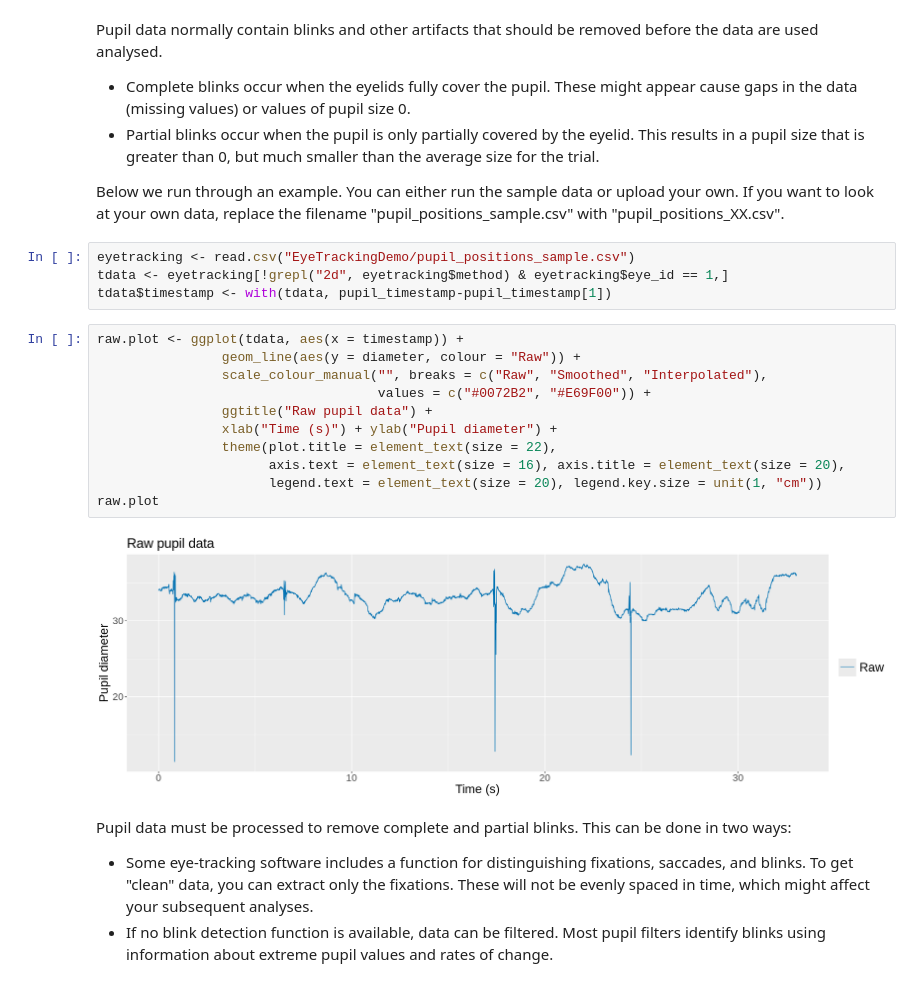
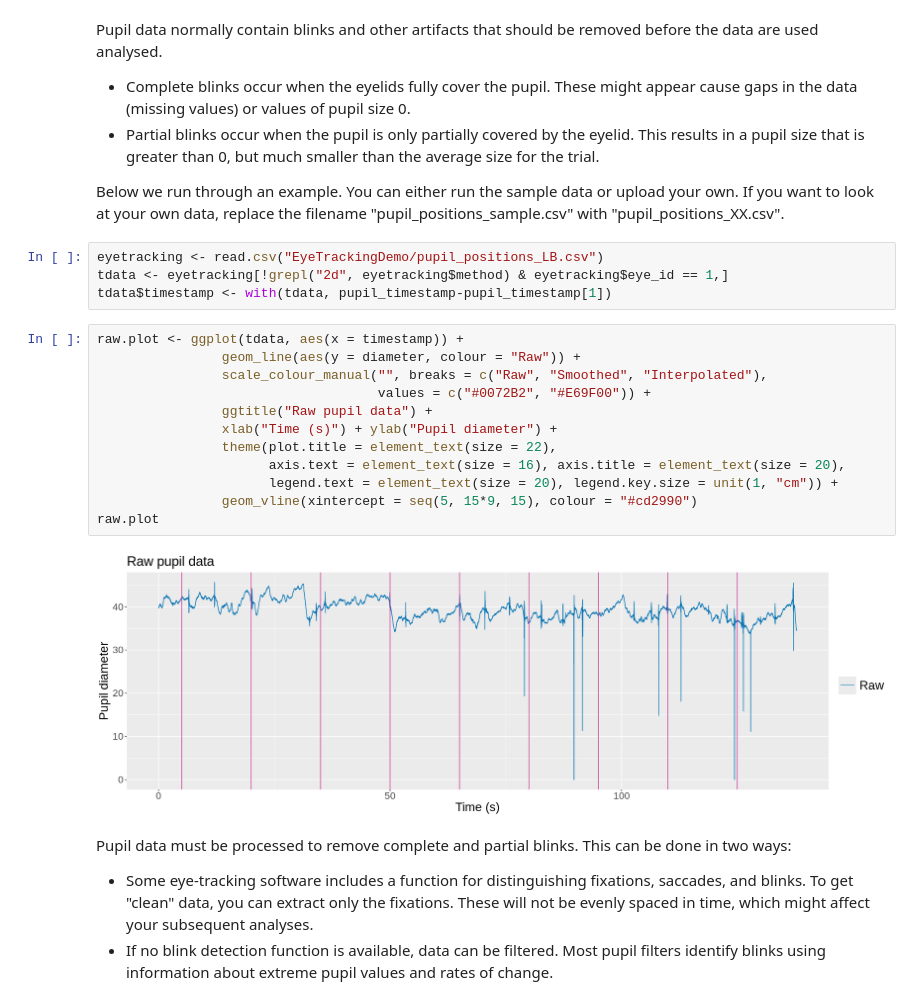
Before and after one commit to laurabishop/EyeTrackingDemo, a Jupyter notebook: DSD_ScienceOfGaze_PupilFiltering.ipynb, the cells around one changed output. Cells and saved outputs as stored; diff of their text form.

Commit message:
Updated plotting

```diff
--- a/DSD_ScienceOfGaze_PupilFiltering.ipynb
+++ b/DSD_ScienceOfGaze_PupilFiltering.ipynb
@@ -47,22 +47,23 @@ Pupil data normally contain blinks and other artifacts that should be removed be
 
 Below we run through an example. You can either run the sample data or upload your own. If you want to look at your own data, replace the filename "pupil_positions_sample.csv" with "pupil_positions_XX.csv".
 # %%
-eyetracking <- read.csv("EyeTrackingDemo/pupil_positions_sample.csv")
+eyetracking <- read.csv("EyeTrackingDemo/pupil_positions_LB.csv")
 tdata <- eyetracking[!grepl("2d", eyetracking$method) & eyetracking$eye_id == 1,]
 tdata$timestamp <- with(tdata, pupil_timestamp-pupil_timestamp[1])
 # %%
 raw.plot <- ggplot(tdata, aes(x = timestamp)) +
                 geom_line(aes(y = diameter, colour = "Raw")) +
                 scale_colour_manual("", breaks = c("Raw", "Smoothed", "Interpolated"),
                                     values = c("#0072B2", "#E69F00")) +
                 ggtitle("Raw pupil data") +
                 xlab("Time (s)") + ylab("Pupil diameter") +
                 theme(plot.title = element_text(size = 22),
                       axis.text = element_text(size = 16), axis.title = element_text(size = 20),
-                      legend.text = element_text(size = 20), legend.key.size = unit(1, "cm"))
+                      legend.text = element_text(size = 20), legend.key.size = unit(1, "cm")) +
+                geom_vline(xintercept = seq(5, 15*9, 15), colour = "#cd2990")
 raw.plot
 # %% [output]
-[figure, old version]
+[figure, new version]
 # %% [markdown]
 Pupil data must be processed to remove complete and partial blinks. This can be done in two ways:
 * Some eye-tracking software includes a function for distinguishing fixations, saccades, and blinks. To get "clean" data, you can extract only the fixations. These will not be evenly spaced in time, which might affect your subsequent analyses.
```
Also changed, not shown: parts of 1 cell of this notebook.
